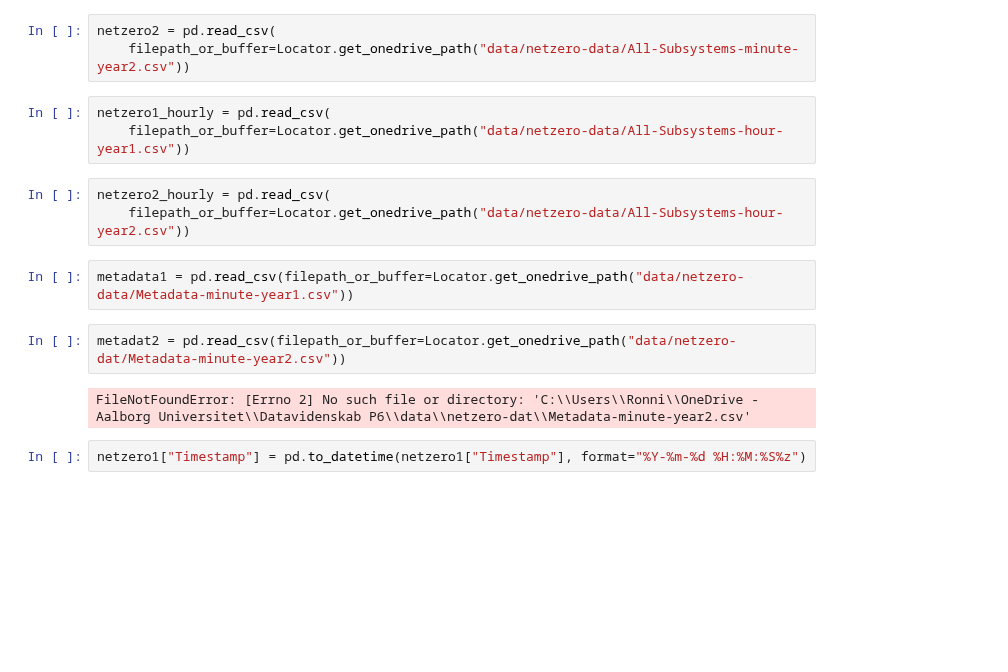
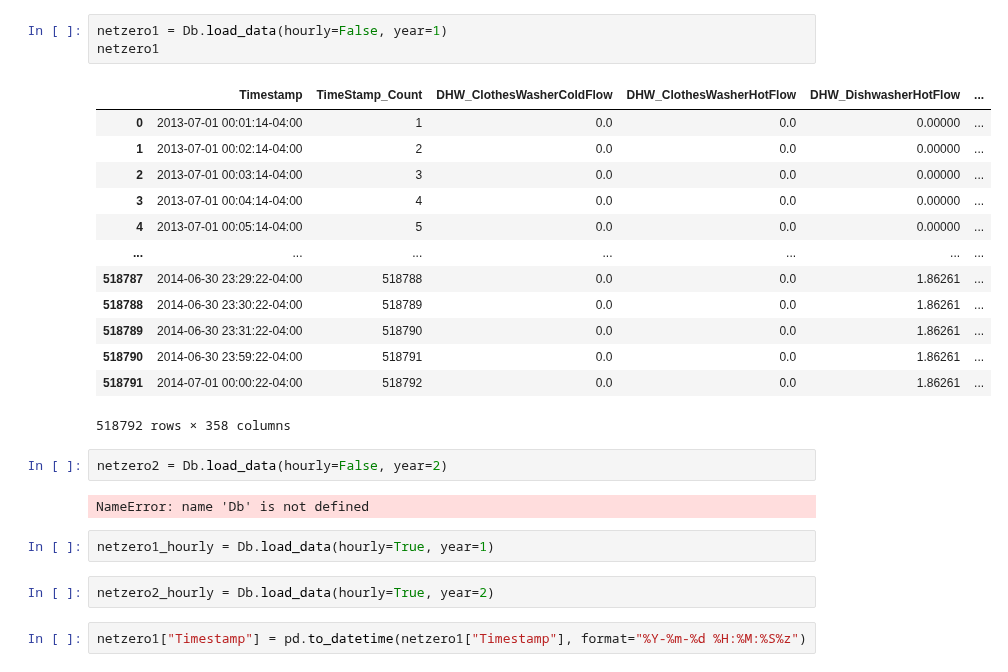
Before and after one commit to christiannielsen98/Datavidenskab-P6, a Jupyter notebook: WIP/Ronni/data_exploration_ronni.ipynb, the cells around one changed output. Saved outputs shown, nothing was run; the diff lists cells and outputs as text; blank space fills up the shorter version.

```diff
--- a/WIP/Ronni/data_exploration_ronni.ipynb
+++ b/WIP/Ronni/data_exploration_ronni.ipynb
@@ -18,18 +13,28 @@ netzero1 = pd.read_csv(
-# %%
-netzero2 = pd.read_csv(
-    filepath_or_buffer=Locator.get_onedrive_path("data/netzero-data/All-Subsystems-minute-year2.csv"))
-# %%
-netzero1_hourly = pd.read_csv(
-    filepath_or_buffer=Locator.get_onedrive_path("data/netzero-data/All-Subsystems-hour-year1.csv"))
-# %%
-netzero2_hourly = pd.read_csv(
-    filepath_or_buffer=Locator.get_onedrive_path("data/netzero-data/All-Subsystems-hour-year2.csv"))
-# %%
-metadata1 = pd.read_csv(filepath_or_buffer=Locator.get_onedrive_path("data/netzero-data/Metadata-minute-year1.csv"))
-# %%
-metadat2 = pd.read_csv(filepath_or_buffer=Locator.get_onedrive_path("data/netzero-dat/Metadata-minute-year2.csv"))
-# %% [output]
-FileNotFoundError: [Errno 2] No such file or directory: 'C:\\Users\\Ronni\\OneDrive - Aalborg Universitet\\Datavidenskab P6\\data\\netzero-dat\\Metadata-minute-year2.csv'
+# %%
+netzero1 = Db.load_data(hourly=False, year=1)
+netzero1
+# %% [output]
+|  | Timestamp | TimeStamp_Count | DHW_ClothesWasherColdFlow | DHW_ClothesWasherHotFlow | DHW_DishwasherHotFlow | ... |
+| 0 | 2013-07-01 00:01:14-04:00 | 1 | 0.0 | 0.0 | 0.00000 | ... |
+| 1 | 2013-07-01 00:02:14-04:00 | 2 | 0.0 | 0.0 | 0.00000 | ... |
+| 2 | 2013-07-01 00:03:14-04:00 | 3 | 0.0 | 0.0 | 0.00000 | ... |
+| 3 | 2013-07-01 00:04:14-04:00 | 4 | 0.0 | 0.0 | 0.00000 | ... |
+| 4 | 2013-07-01 00:05:14-04:00 | 5 | 0.0 | 0.0 | 0.00000 | ... |
+| ... | ... | ... | ... | ... | ... | ... |
+| 518787 | 2014-06-30 23:29:22-04:00 | 518788 | 0.0 | 0.0 | 1.86261 | ... |
+| 518788 | 2014-06-30 23:30:22-04:00 | 518789 | 0.0 | 0.0 | 1.86261 | ... |
+| 518789 | 2014-06-30 23:31:22-04:00 | 518790 | 0.0 | 0.0 | 1.86261 | ... |
+| 518790 | 2014-06-30 23:59:22-04:00 | 518791 | 0.0 | 0.0 | 1.86261 | ... |
+| 518791 | 2014-07-01 00:00:22-04:00 | 518792 | 0.0 | 0.0 | 1.86261 | ... |
+518792 rows × 358 columns
+# %%
+netzero2 = Db.load_data(hourly=False, year=2)
+# %% [output]
+NameError: name 'Db' is not defined
+# %%
+netzero1_hourly = Db.load_data(hourly=True, year=1)
+# %%
+netzero2_hourly = Db.load_data(hourly=True, year=2)
 # %%
 netzero1["Timestamp"] = pd.to_datetime(netzero1["Timestamp"], format="%Y-%m-%d %H:%M:%S%z")
 # %%
```
Also changed, not shown: parts of 11 cells of this notebook.
